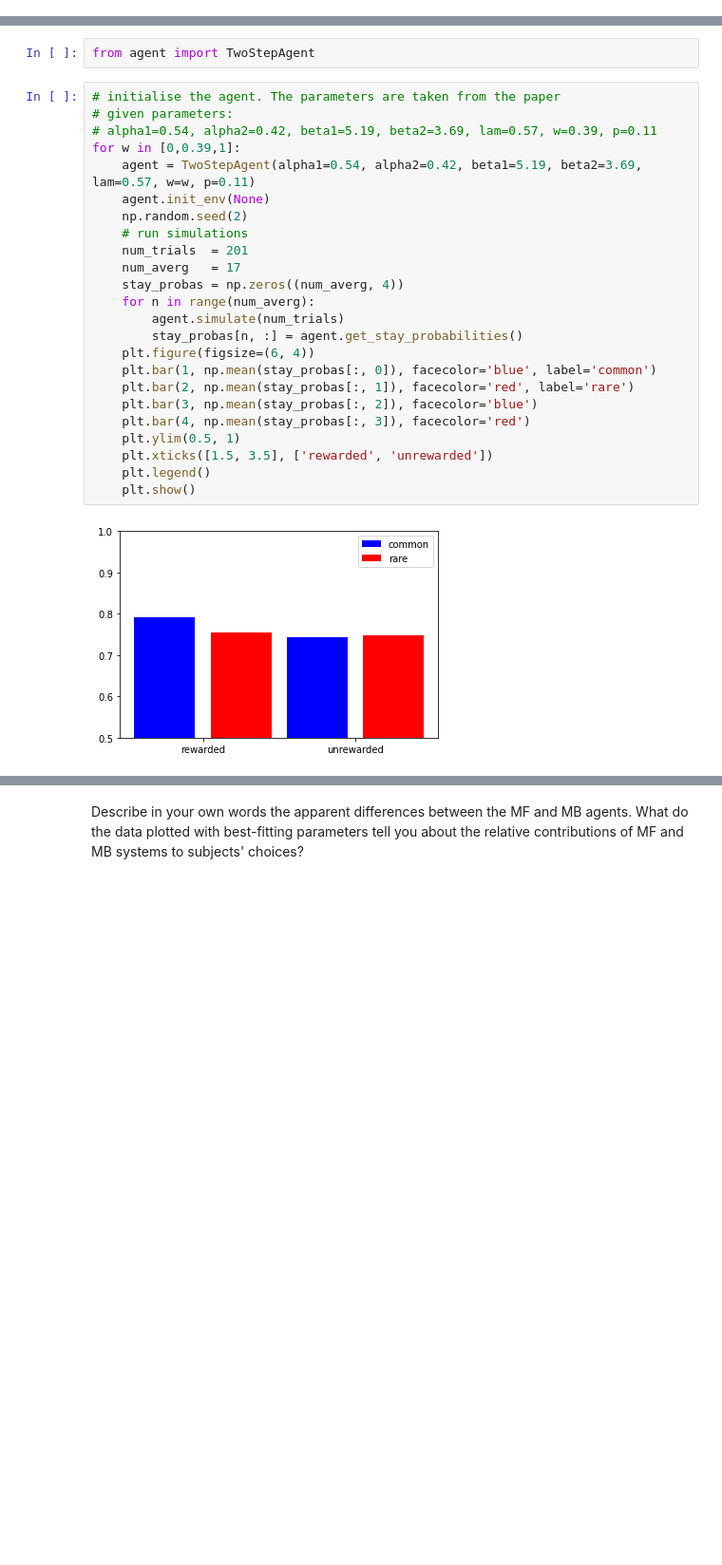
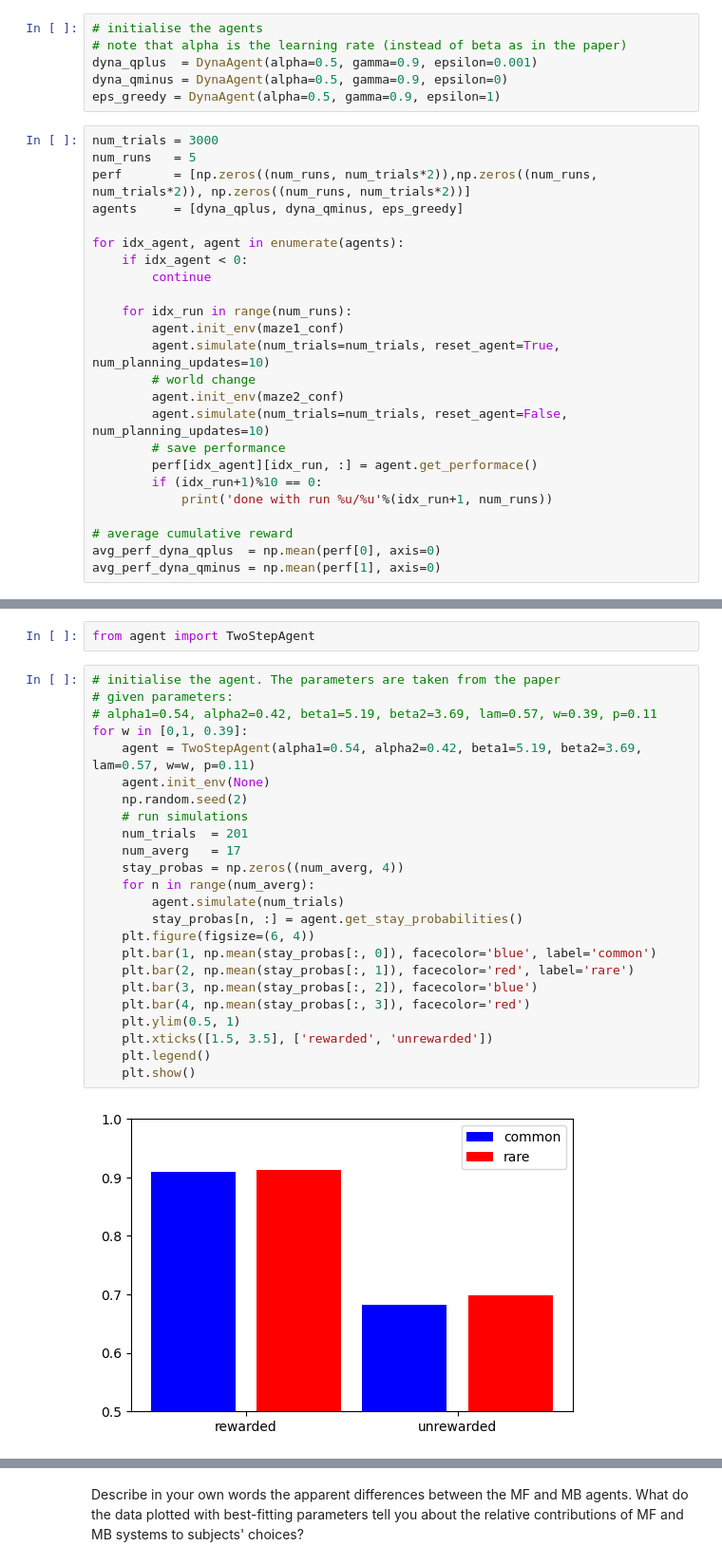
Before and after one commit to lolotta/Neural_Modeling, a Jupyter notebook: HW3/code/assignment.ipynb, the cells around one changed output, grey strips where cells are left out. Shown: that part at 95% size. Drawn from its saved outputs; the diff is of its cells as text; blank space fills up the shorter version.

```diff
--- a/HW3/code/assignment.ipynb
+++ b/HW3/code/assignment.ipynb
@@ -79,0 +81,30 @@ Describe in your own words the apparent differences you observe in the above plo
+# %%
+# initialise the agents
+# note that alpha is the learning rate (instead of beta as in the paper)
+dyna_qplus  = DynaAgent(alpha=0.5, gamma=0.9, epsilon=0.001)
+dyna_qminus = DynaAgent(alpha=0.5, gamma=0.9, epsilon=0)
+eps_greedy = DynaAgent(alpha=0.5, gamma=0.9, epsilon=1)
+# %%
+num_trials = 3000
+num_runs   = 5
+perf       = [np.zeros((num_runs, num_trials*2)),np.zeros((num_runs, num_trials*2)), np.zeros((num_runs, num_trials*2))]
+agents     = [dyna_qplus, dyna_qminus, eps_greedy]
+
+for idx_agent, agent in enumerate(agents):
+    if idx_agent < 0:
+        continue
+
+    for idx_run in range(num_runs):
+        agent.init_env(maze1_conf)
+        agent.simulate(num_trials=num_trials, reset_agent=True, num_planning_updates=10)
+        # world change
+        agent.init_env(maze2_conf)
+        agent.simulate(num_trials=num_trials, reset_agent=False, num_planning_updates=10)
+        # save performance
+        perf[idx_agent][idx_run, :] = agent.get_performace()
+        if (idx_run+1)%10 == 0:
+            print('done with run %u/%u'%(idx_run+1, num_runs))
+
+# average cumulative reward
+avg_perf_dyna_qplus  = np.mean(perf[0], axis=0)
+avg_perf_dyna_qminus = np.mean(perf[1], axis=0)
@@ -94,26 +136,26 @@ from agent import TwoStepAgent
 # %%
 # initialise the agent. The parameters are taken from the paper
 # given parameters:
 # alpha1=0.54, alpha2=0.42, beta1=5.19, beta2=3.69, lam=0.57, w=0.39, p=0.11
-for w in [0,0.39,1]:
+for w in [0,1, 0.39]:
     agent = TwoStepAgent(alpha1=0.54, alpha2=0.42, beta1=5.19, beta2=3.69, lam=0.57, w=w, p=0.11)
     agent.init_env(None)
     np.random.seed(2)
     # run simulations
     num_trials  = 201
     num_averg   = 17
     stay_probas = np.zeros((num_averg, 4))
     for n in range(num_averg):
         agent.simulate(num_trials)
         stay_probas[n, :] = agent.get_stay_probabilities()
     plt.figure(figsize=(6, 4))
     plt.bar(1, np.mean(stay_probas[:, 0]), facecolor='blue', label='common')
     plt.bar(2, np.mean(stay_probas[:, 1]), facecolor='red', label='rare')
     plt.bar(3, np.mean(stay_probas[:, 2]), facecolor='blue')
     plt.bar(4, np.mean(stay_probas[:, 3]), facecolor='red')
     plt.ylim(0.5, 1)
     plt.xticks([1.5, 3.5], ['rewarded', 'unrewarded'])
     plt.legend()
     plt.show()
 # %% [output]
-[figure, old version]
+[figure, new version]
```
Also changed, not shown: parts of 7 cells of this notebook, 1 other file.
